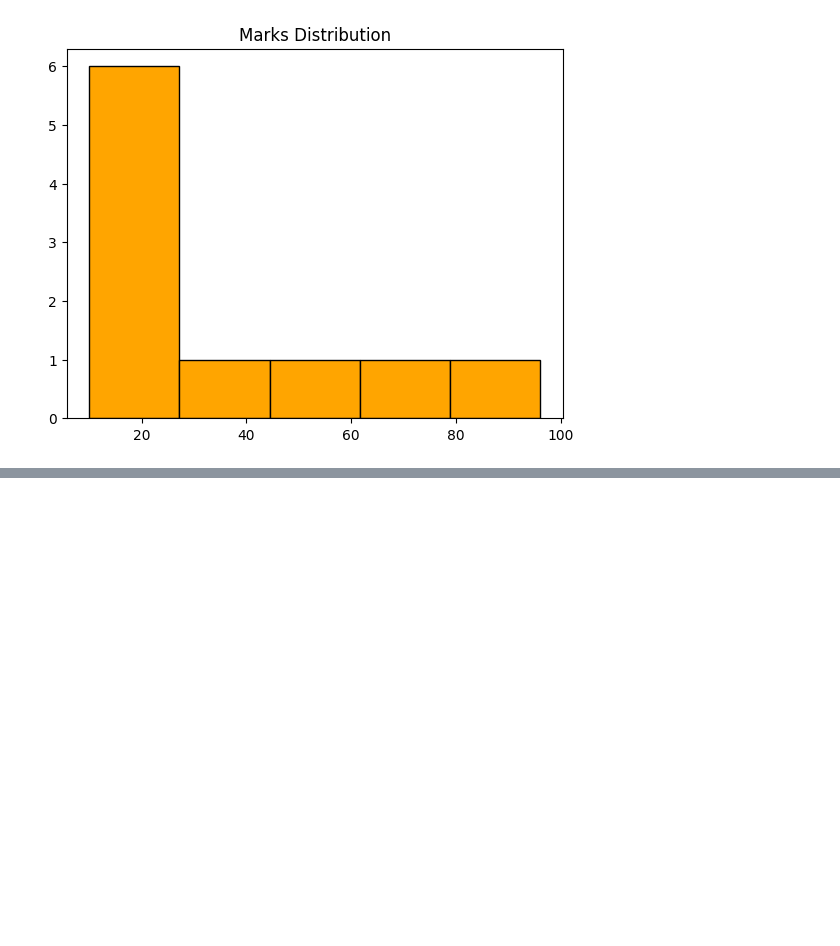
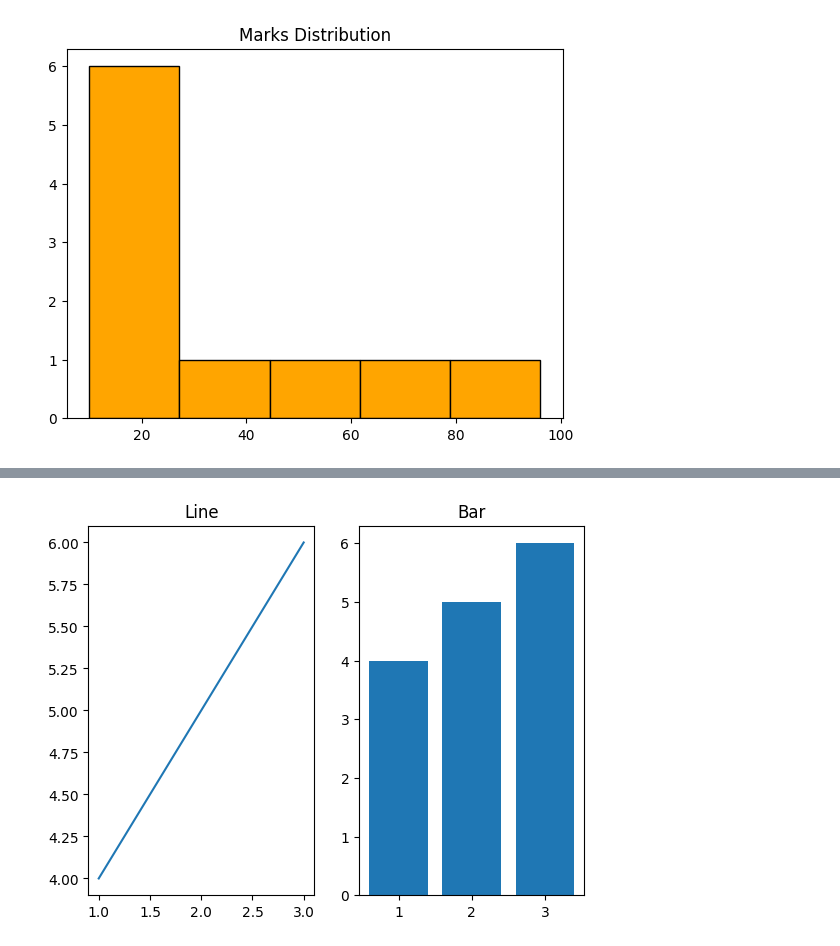
Before and after one commit to aryyadesai-web/nextjs-practice, a Jupyter notebook: datavis.ipynb, the cells around one changed output, grey strips where cells are left out. Saved outputs shown, nothing was run; the diff lists cells and outputs as text; code cells hidden in the pictures; blank space fills up the shorter version.

```diff
--- a/datavis.ipynb
+++ b/datavis.ipynb
@@ -130,0 +140,12 @@ plt.show()
+# %%
+#subplot garphs
+import matplotlib.pyplot as plt
+plt.subplot(1,2,1)
+plt.plot([1,2,3],[4,5,6])
+plt.title("Line")
+plt.subplot(1,2,2)
+plt.bar([1,2,3],[4,5,6])
+plt.title("Bar")
+plt.show()
+# %% [output]
+[figure, added]
```
Also changed, not shown: parts of 5 cells of this notebook, 3 other files.
